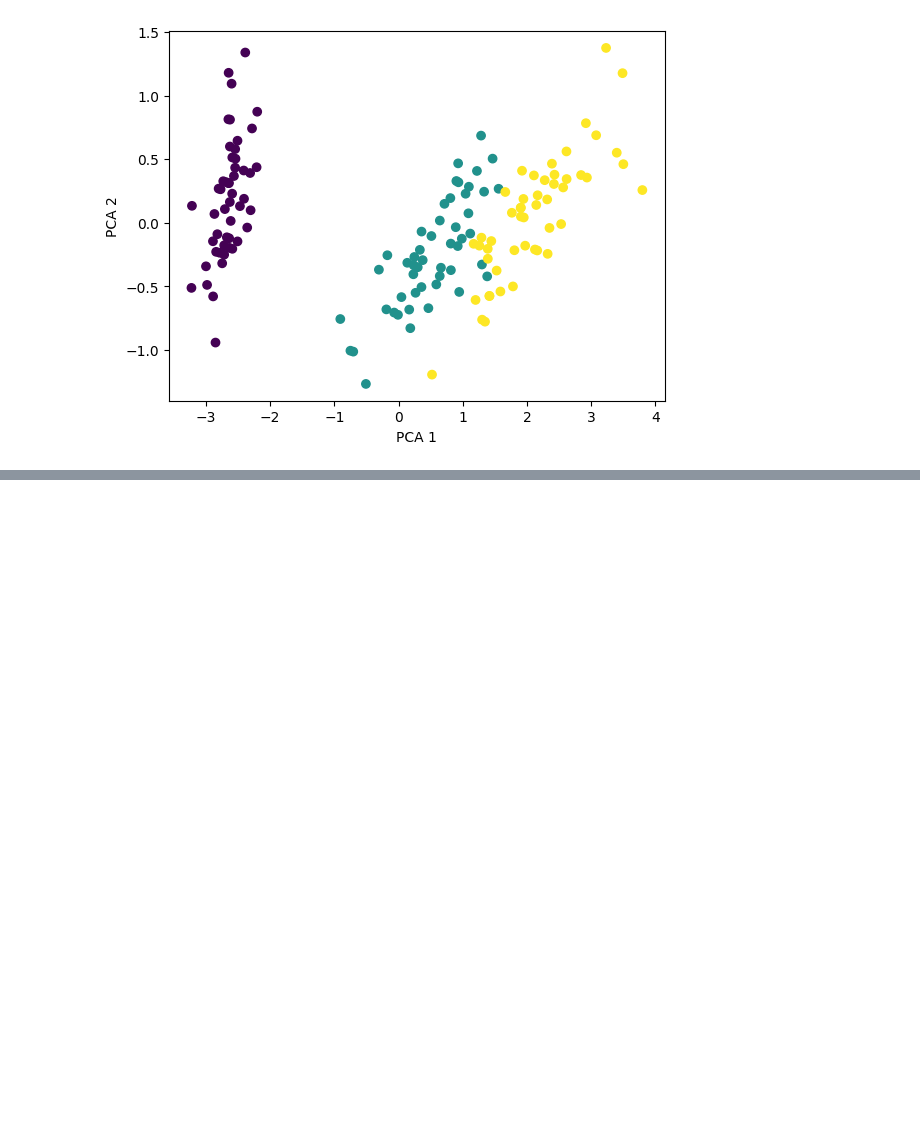
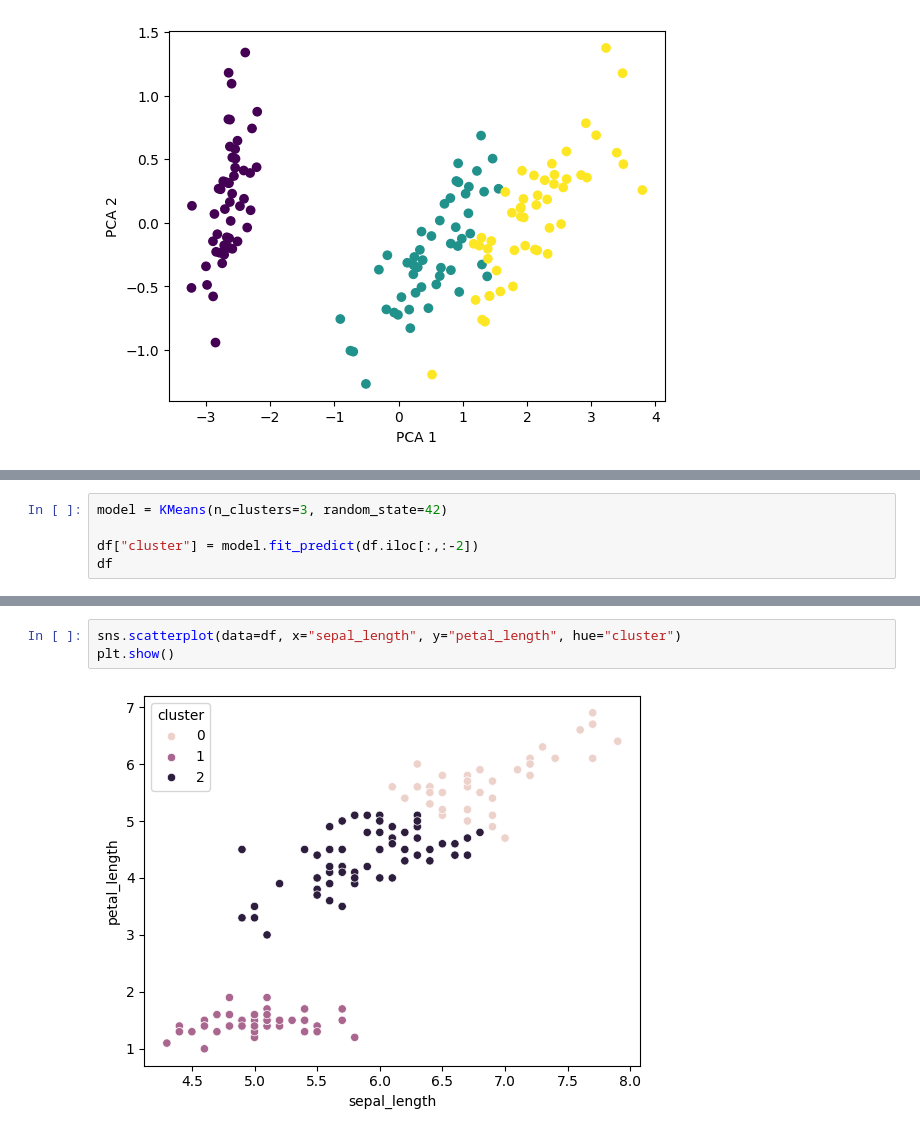
Before and after one commit to FlamInIFabrIzIo/Conceptos_DA, a Jupyter notebook: Notebooks/DataMining/PCA.ipynb, the cells around one changed output, grey strips where cells are left out. Saved outputs shown, nothing was run; the diff lists cells and outputs as text; blank space fills up the shorter version.

```diff
--- a/Notebooks/DataMining/PCA.ipynb
+++ b/Notebooks/DataMining/PCA.ipynb
@@ -55,0 +145,5 @@ plt.show()
+# %%
+model = KMeans(n_clusters=3, random_state=42)
+
+df["cluster"] = model.fit_predict(df.iloc[:,:-2])
+df
@@ -55,0 +164,5 @@ plt.show()
+# %%
+sns.scatterplot(data=df, x="sepal_length", y="petal_length", hue="cluster")
+plt.show()
+# %% [output]
+[figure, added]
```
Also changed, not shown: parts of 14 cells of this notebook.
